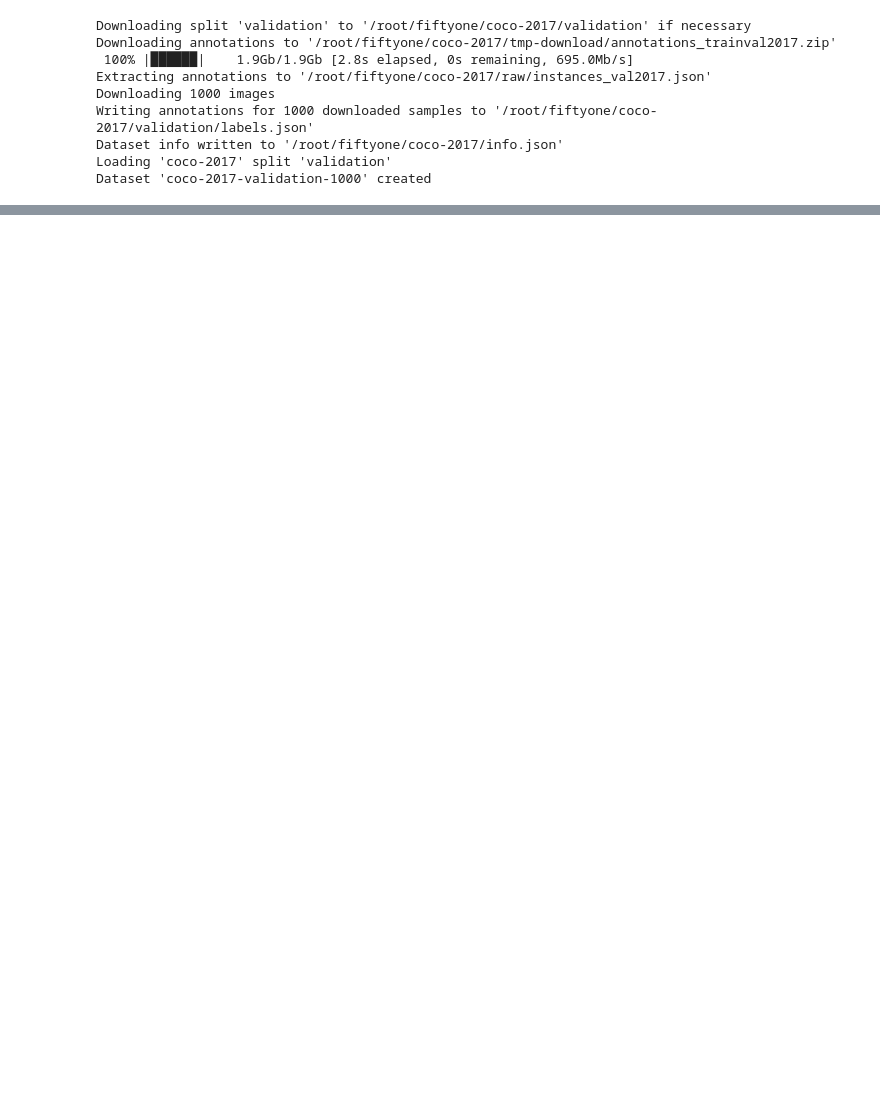
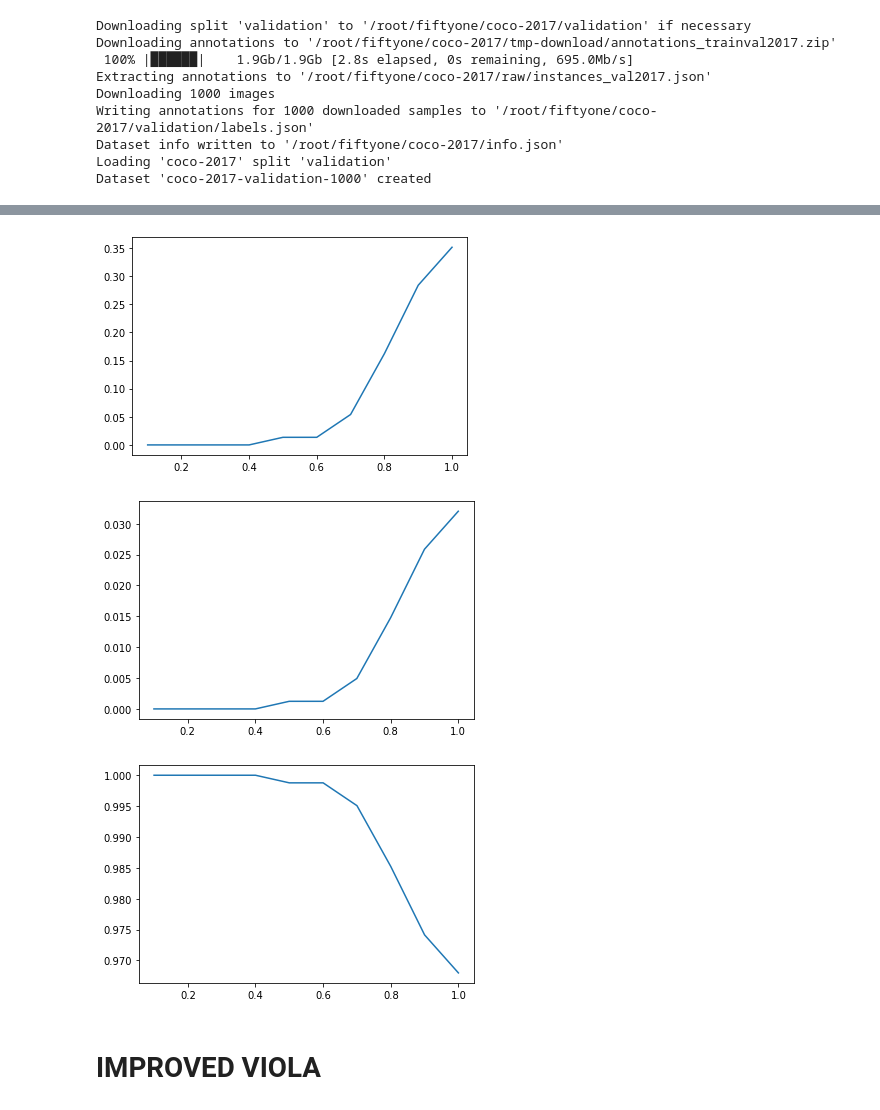
Before and after one commit to pastifra/Embedded-Person-detection, a Jupyter notebook: Scale_Stat_Evaluation.ipynb, the cells around one changed output, grey strips where cells are left out. Drawn from its saved outputs; the diff is of its cells as text; code cells hidden in the pictures; blank space fills up the shorter version.

```diff
--- a/Scale_Stat_Evaluation.ipynb
+++ b/Scale_Stat_Evaluation.ipynb
@@ -143,0 +353,10 @@ print(len(f_bboxes))
+# %%
+scale = 1.0
+viola_regions = []  #proposed regions
+for i in range(0,10):
+  temp_regions = []
+  for h in range(0,len(f_every_path)): #for every image
+    prop_regions = viola_detector(f_every_path[h], scale) #get proposed_regions at current scale
+    temp_regions.append(prop_regions)
+  viola_regions.append(temp_regions)
+  scale = scale - 0.1
@@ -143,0 +388,29 @@ print(len(f_bboxes))
+# %%
+pyplot.plot(scales, viola_precision)
+pyplot.show()
+
+pyplot.plot(scales, viola_recall)
+pyplot.show()
+
+pyplot.plot(scales, viola_missrate)
+pyplot.show()
+
+from scipy.io import savemat
+
+mdic = {"viola_precision": viola_precision}
+savemat("/content/VIOLA_results/viola_precision.mat", mdic)
+
+mdic = {"viola_recall": viola_recall}
+savemat("/content/VIOLA_results/viola_recall.mat", mdic)
+
+mdic = {"viola_missrate": viola_missrate}
+savemat("/content/VIOLA_results/viola_missrate.mat", mdic)
+
+mdic = {"viola_f1": viola_f1}
+savemat("/content/VIOLA_results/viola_f1.mat", mdic)
+# %% [output]
+[figure, added]
+[figure, added]
+[figure, added]
+# %% [markdown]
+# IMPROVED VIOLA
```
Also changed, not shown: parts of 21 cells of this notebook.
